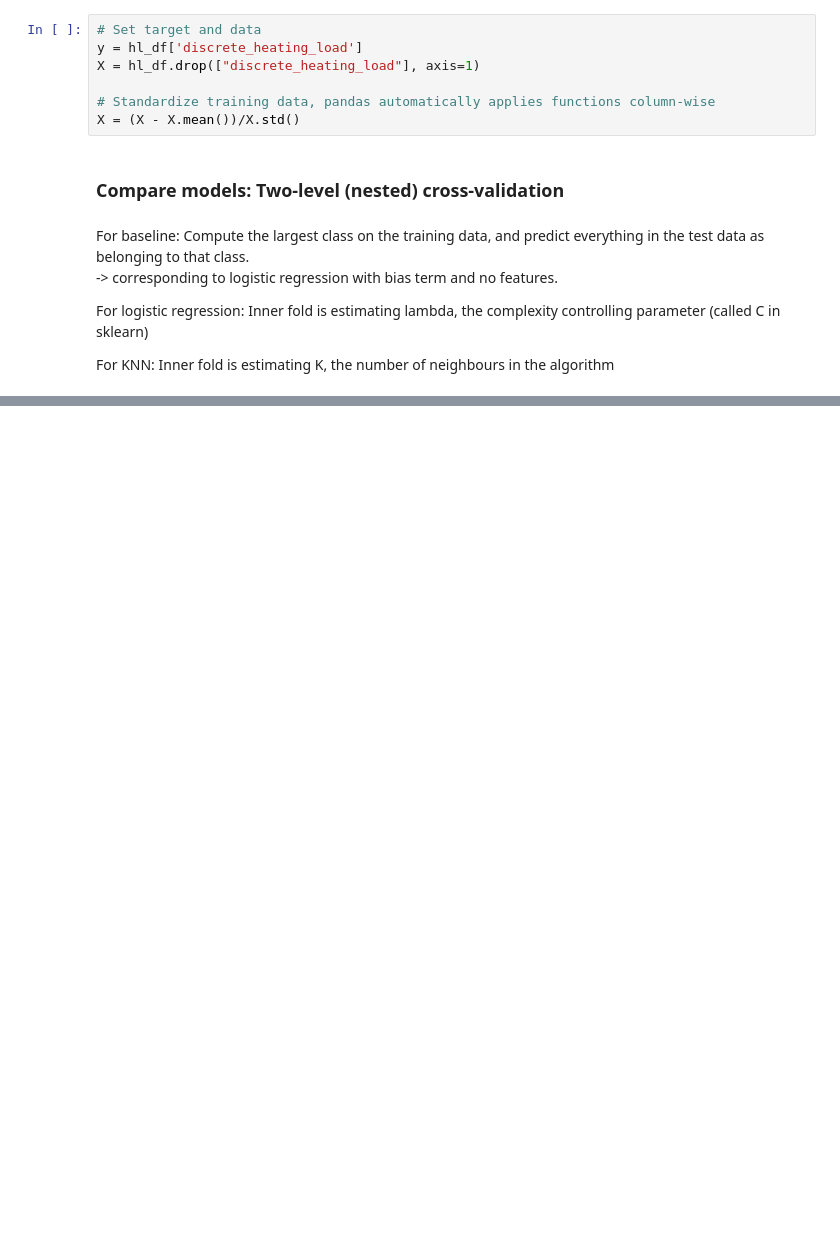
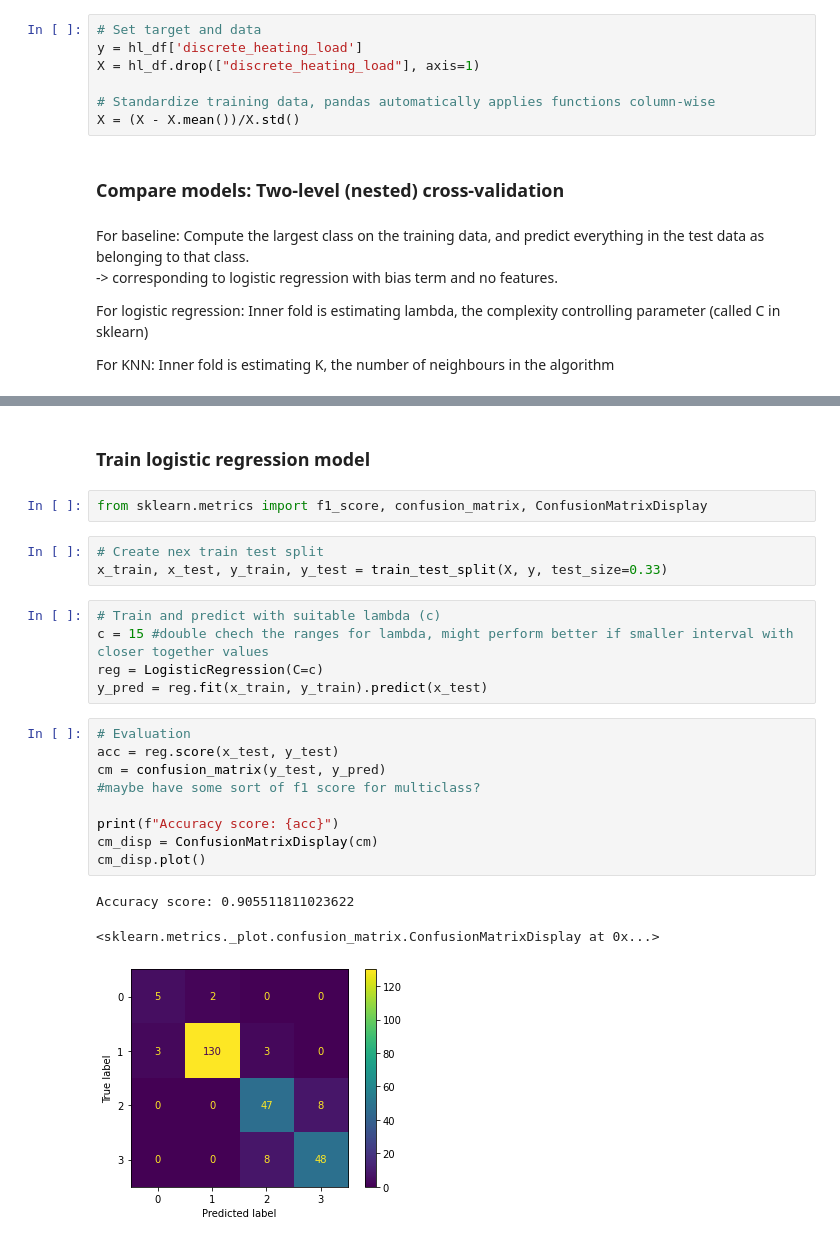
Before and after one commit to barlaug/ML_Builiding_Energy_Efficiency, a Jupyter notebook: Part 2/classification.ipynb, the cells around one changed output, grey strips where cells are left out. Saved outputs shown, nothing was run; the diff lists cells and outputs as text; blank space fills up the shorter version.

```diff
--- a/Part 2/classification.ipynb
+++ b/Part 2/classification.ipynb
@@ -197,0 +449,25 @@ display(cross_val_table)
+# %% [markdown]
+### Train logistic regression model
+# %%
+from sklearn.metrics import f1_score, confusion_matrix, ConfusionMatrixDisplay
+# %%
+# Create nex train test split
+x_train, x_test, y_train, y_test = train_test_split(X, y, test_size=0.33)
+# %%
+# Train and predict with suitable lambda (c)
+c = 15 #double chech the ranges for lambda, might perform better if smaller interval with closer together values
+reg = LogisticRegression(C=c)
+y_pred = reg.fit(x_train, y_train).predict(x_test)
+# %%
+# Evaluation
+acc = reg.score(x_test, y_test)
+cm = confusion_matrix(y_test, y_pred)
+#maybe have some sort of f1 score for multiclass?
+
+print(f"Accuracy score: {acc}")
+cm_disp = ConfusionMatrixDisplay(cm)
+cm_disp.plot()
+# %% [output]
+Accuracy score: 0.905511811023622
+<sklearn.metrics._plot.confusion_matrix.ConfusionMatrixDisplay at 0x...>
+[figure, added]
```
Also changed, not shown: parts of 21 cells of this notebook.
